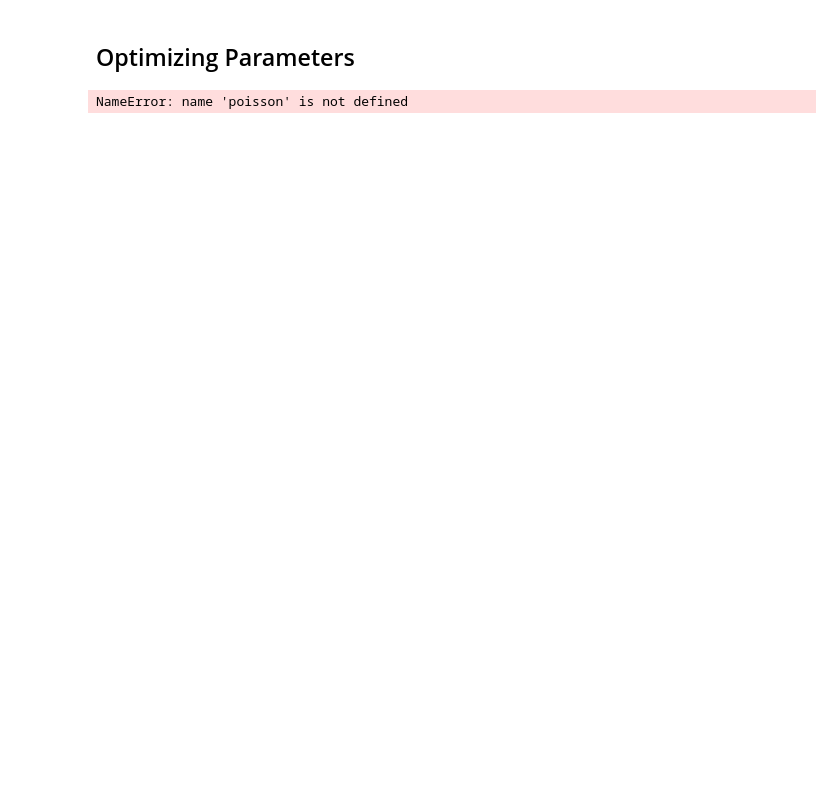
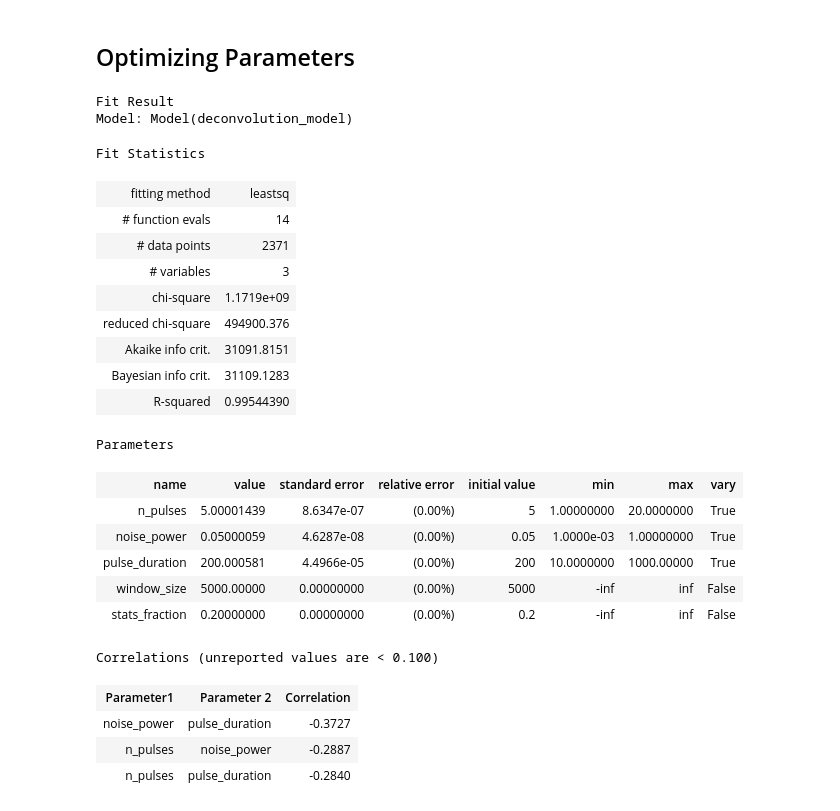
Before and after one commit to TsvikiHirsh/frame_overlap, a Jupyter notebook: notebooks/frame_overlap_tutorial.ipynb, the cells around one changed output. Cells and saved outputs as stored; diff of their text form; code cells hidden in the pictures; blank space fills up the shorter version.

```diff
--- a/notebooks/frame_overlap_tutorial.ipynb
+++ b/notebooks/frame_overlap_tutorial.ipynb
@@ -68,8 +68,31 @@ plot_analysis(
 # %%
 # Optimize model parameters based on the signal
 result = optimize_parameters(t_signal, signal)
 
 # Print the optimization report
-print(result.fit_report())
+result
 # %% [output]
-NameError: name 'poisson' is not defined
+Fit Result
+Model: Model(deconvolution_model)
+Fit Statistics
+| fitting method | leastsq |
+| # function evals | 14 |
+| # data points | 2371 |
+| # variables | 3 |
+| chi-square | 1.1719e+09 |
+| reduced chi-square | 494900.376 |
+| Akaike info crit. | 31091.8151 |
+| Bayesian info crit. | 31109.1283 |
+| R-squared | 0.99544390 |
+Parameters
+| name | value | standard error | relative error | initial value | min | max | vary |
+| n_pulses | 5.00001439 | 8.6347e-07 | (0.00%) | 5 | 1.00000000 | 20.0000000 | True |
+| noise_power | 0.05000059 | 4.6287e-08 | (0.00%) | 0.05 | 1.0000e-03 | 1.00000000 | True |
+| pulse_duration | 200.000581 | 4.4966e-05 | (0.00%) | 200 | 10.0000000 | 1000.00000 | True |
+| window_size | 5000.00000 | 0.00000000 | (0.00%) | 5000 | -inf | inf | False |
+| stats_fraction | 0.20000000 | 0.00000000 | (0.00%) | 0.2 | -inf | inf | False |
+Correlations (unreported values are < 0.100)
+| Parameter1 | Parameter 2 | Correlation |
+| noise_power | pulse_duration | -0.3727 |
+| n_pulses | noise_power | -0.2887 |
+| n_pulses | pulse_duration | -0.2840 |
```
Also changed, not shown: parts of 2 cells of this notebook, 2 other files.
